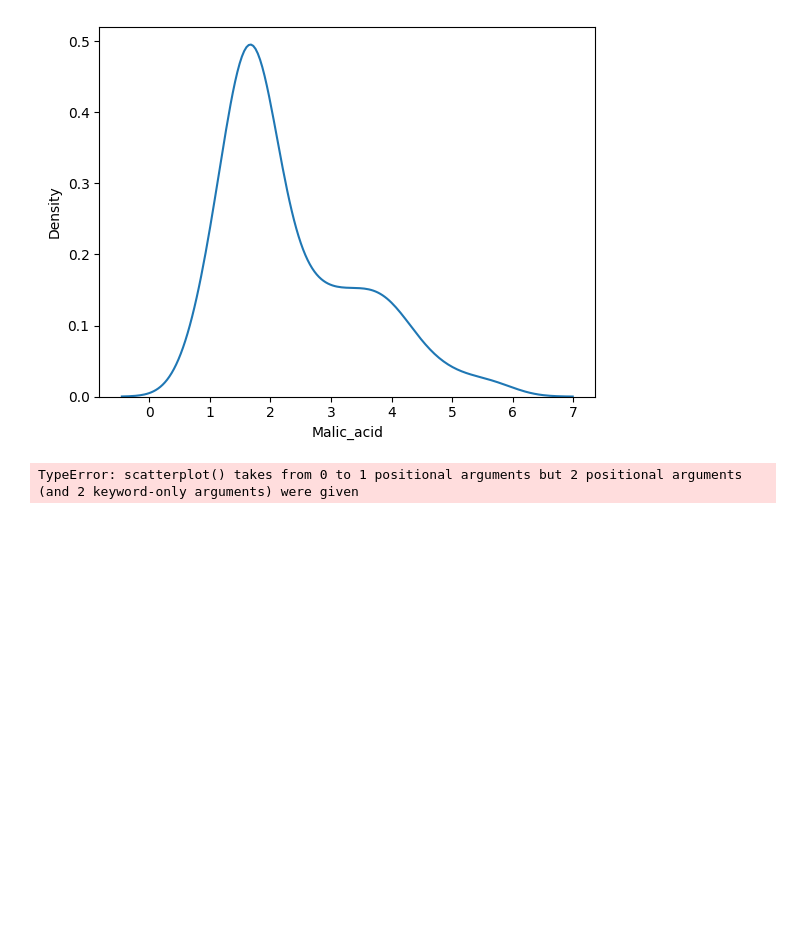
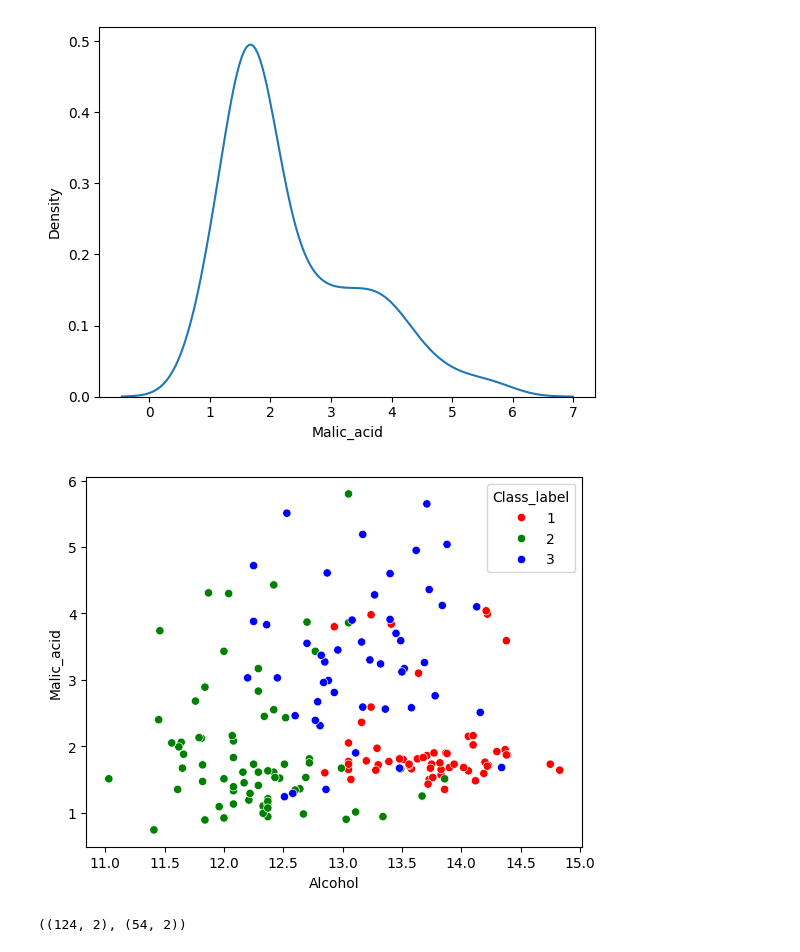
Before and after one commit to NishanRegmi/machine-learning, a Jupyter notebook: normalization/normalization.ipynb, the cells around one changed output. Cells and saved outputs as stored; diff of their text form; code cells hidden in the pictures; blank space fills up the shorter version.

```diff
--- a/normalization/normalization.ipynb
+++ b/normalization/normalization.ipynb
@@ -27,7 +27,7 @@ plt.show()
 [figure]
 # %%
 color_dict = {1:'red', 2:'green', 3:'blue'}
-sns.scatterplot(df['Alcohol'], df['Malic_acid'], hue=df['Class_label'], palette=color_dict)
+sns.scatterplot(x = df['Alcohol'], y = df['Malic_acid'], hue=df['Class_label'], palette=color_dict)
 plt.show()
 # %% [output]
-TypeError: scatterplot() takes from 0 to 1 positional arguments but 2 positional arguments (and 2 keyword-only arguments) were given
+[figure, added]
@@ -33,0 +38,4 @@ TypeError: scatterplot() takes from 0 to 1 positional arguments but 2 positional
+# %%
+X_train.shape, X_test.shape
+# %% [output]
+((124, 2), (54, 2))
```
Also changed, not shown: parts of 9 cells of this notebook.
